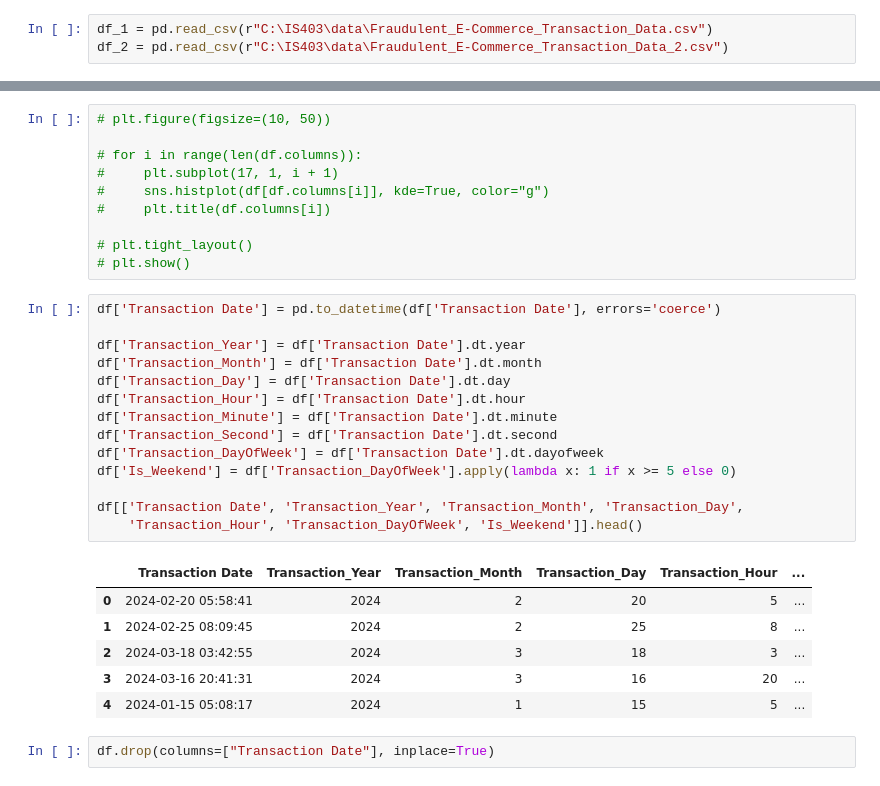
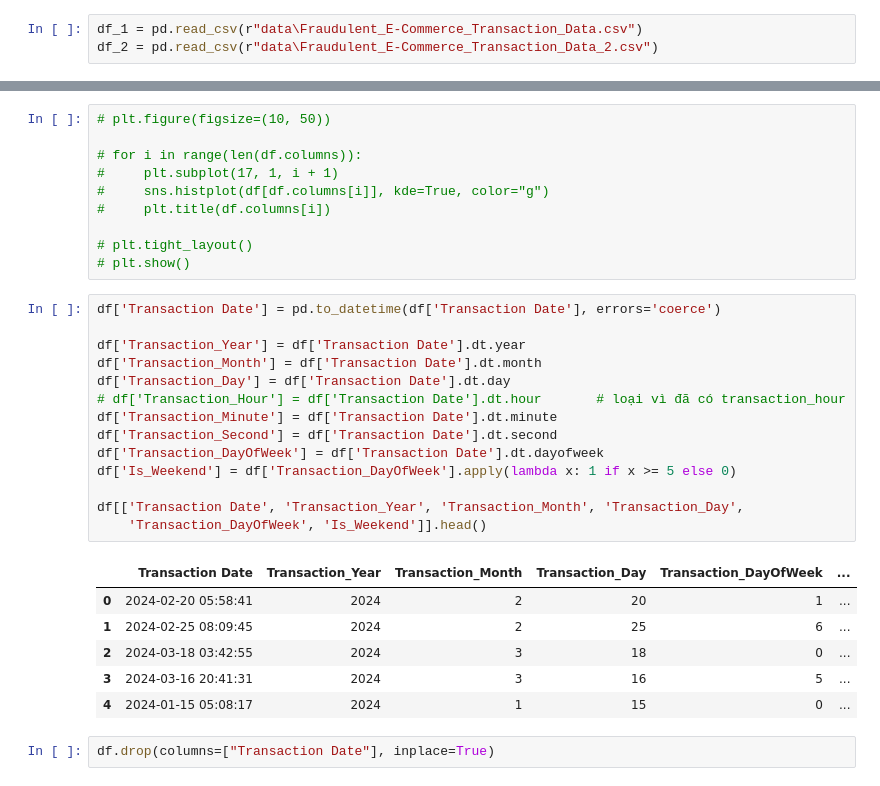
Before and after one commit to pentakll4002/IS403_Q13, a Jupyter notebook: regression.ipynb, the cells around one changed output, grey strips where cells are left out. Cells and saved outputs as stored; diff of their text form.

```diff
--- a/regression.ipynb
+++ b/regression.ipynb
@@ -8,8 +8,8 @@ import warnings
 warnings.filterwarnings('ignore')
 %matplotlib inline
 # %%
-df_1 = pd.read_csv(r"C:\IS403\data\Fraudulent_E-Commerce_Transaction_Data.csv")
-df_2 = pd.read_csv(r"C:\IS403\data\Fraudulent_E-Commerce_Transaction_Data_2.csv")
+df_1 = pd.read_csv(r"data\Fraudulent_E-Commerce_Transaction_Data.csv")
+df_2 = pd.read_csv(r"data\Fraudulent_E-Commerce_Transaction_Data_2.csv")
 # %%
 df = pd.concat([df_1, df_2], ignore_index=True)
 df.info()
@@ -103,24 +103,24 @@ print(len(df.columns))
 # %%
 df['Transaction Date'] = pd.to_datetime(df['Transaction Date'], errors='coerce')
 
 df['Transaction_Year'] = df['Transaction Date'].dt.year
 df['Transaction_Month'] = df['Transaction Date'].dt.month
 df['Transaction_Day'] = df['Transaction Date'].dt.day
-df['Transaction_Hour'] = df['Transaction Date'].dt.hour
+# df['Transaction_Hour'] = df['Transaction Date'].dt.hour       # loại vì đã có transaction_hour
 df['Transaction_Minute'] = df['Transaction Date'].dt.minute
 df['Transaction_Second'] = df['Transaction Date'].dt.second
 df['Transaction_DayOfWeek'] = df['Transaction Date'].dt.dayofweek
 df['Is_Weekend'] = df['Transaction_DayOfWeek'].apply(lambda x: 1 if x >= 5 else 0)
 
 df[['Transaction Date', 'Transaction_Year', 'Transaction_Month', 'Transaction_Day',
-    'Transaction_Hour', 'Transaction_DayOfWeek', 'Is_Weekend']].head()
+    'Transaction_DayOfWeek', 'Is_Weekend']].head()
 # %% [output]
-|  | Transaction Date | Transaction_Year | Transaction_Month | Transaction_Day | Transaction_Hour | ... |
-| 0 | 2024-02-20 05:58:41 | 2024 | 2 | 20 | 5 | ... |
-| 1 | 2024-02-25 08:09:45 | 2024 | 2 | 25 | 8 | ... |
-| 2 | 2024-03-18 03:42:55 | 2024 | 3 | 18 | 3 | ... |
-| 3 | 2024-03-16 20:41:31 | 2024 | 3 | 16 | 20 | ... |
-| 4 | 2024-01-15 05:08:17 | 2024 | 1 | 15 | 5 | ... |
+|  | Transaction Date | Transaction_Year | Transaction_Month | Transaction_Day | Transaction_DayOfWeek | ... |
+| 0 | 2024-02-20 05:58:41 | 2024 | 2 | 20 | 1 | ... |
+| 1 | 2024-02-25 08:09:45 | 2024 | 2 | 25 | 6 | ... |
+| 2 | 2024-03-18 03:42:55 | 2024 | 3 | 18 | 0 | ... |
+| 3 | 2024-03-16 20:41:31 | 2024 | 3 | 16 | 5 | ... |
+| 4 | 2024-01-15 05:08:17 | 2024 | 1 | 15 | 0 | ... |
 # %%
 df.drop(columns=["Transaction Date"], inplace=True)
 # %%
```
Also changed, not shown: parts of 11 cells of this notebook.
